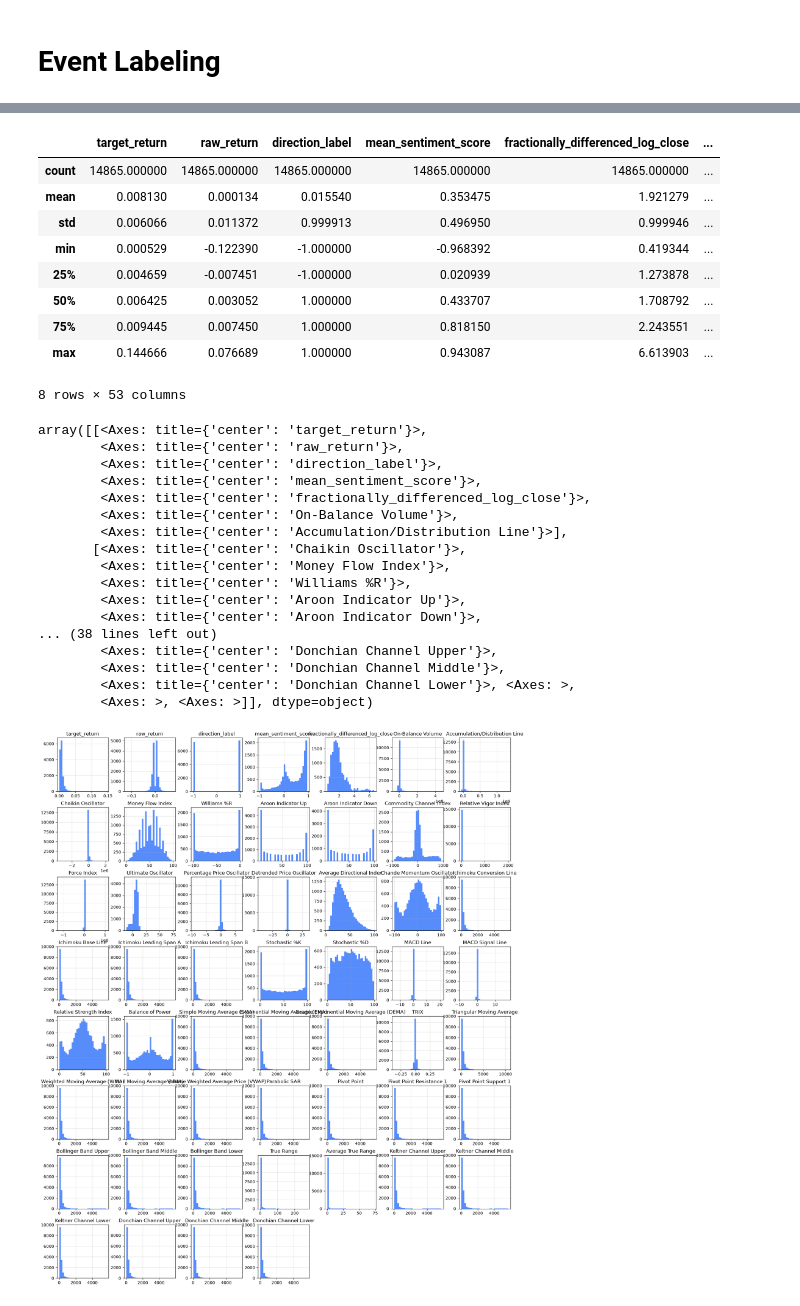
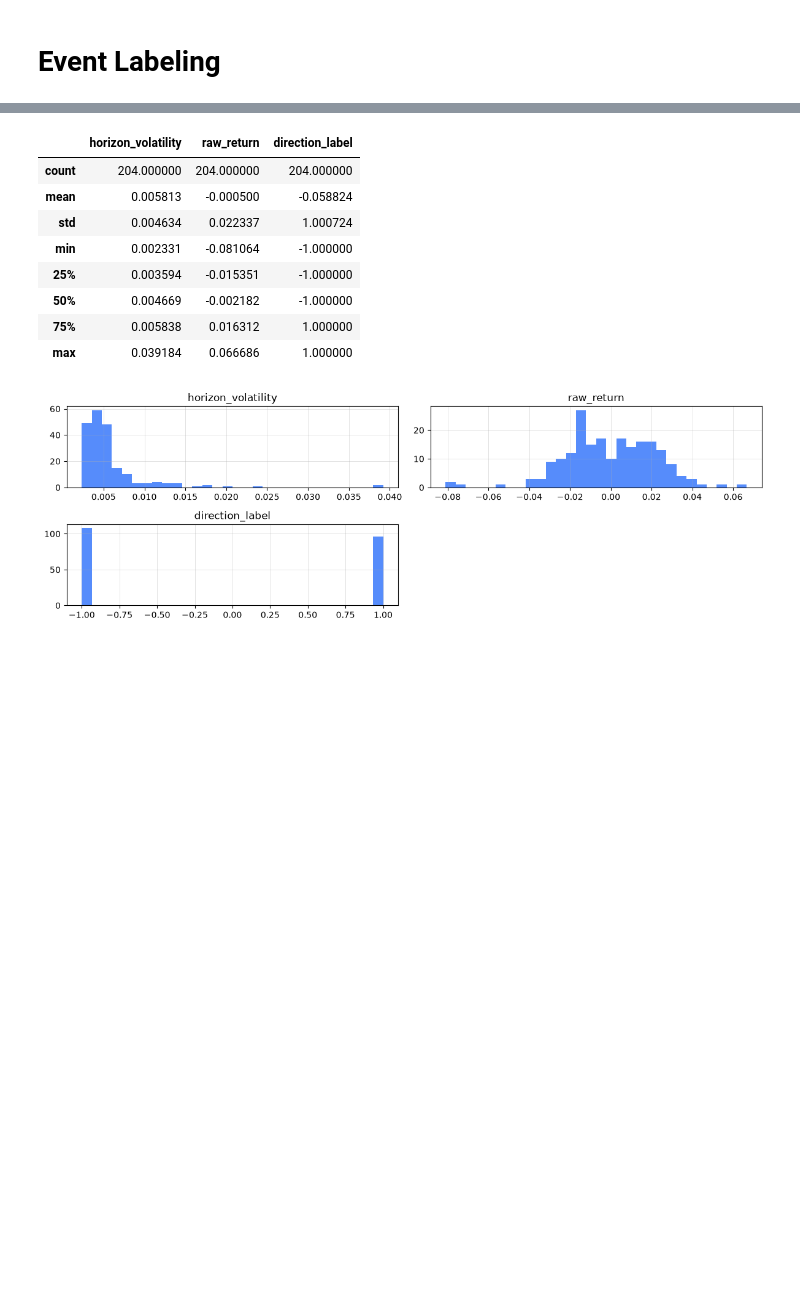
Before and after one commit to kwonjunhyuk9/financial-machine-learning, a Jupyter notebook: notebooks/preprocessing/event_labeling.ipynb, the cells around one changed output, grey strips where cells are left out. Cells and saved outputs as stored; diff of their text form; code cells hidden in the pictures; blank space fills up the shorter version.

Commit message:
Refined event schemas and labeling settings

```diff
--- a/notebooks/preprocessing/event_labeling.ipynb
+++ b/notebooks/preprocessing/event_labeling.ipynb
@@ -103,6 +75,10 @@ PosixPath('/Users/kwonjunhyuk9/Documents/financial-machine-learning/data/preproc
 # %%
-development_data = labeled_events.loc[
-    labeled_events["partition"].eq("development")
+DISPLAY_SYMBOL = "AAPL"
+
+labeling_data = pd.read_parquet(labeled_path)
+label_columns = ["horizon_volatility", "raw_return", "direction_label"]
+development_data = labeling_data.loc[
+    labeling_data["symbol"].eq(DISPLAY_SYMBOL) & labeling_data["partition"].eq("development")
 ]
 development_data.head()
 # %% [output]
@@ -136,34 +112,18 @@ memory usage: 6.9 MB
 # %%
-development_data.select_dtypes(include="number").describe()
+development_data[label_columns].describe()
 # %% [output]
-|  | target_return | raw_return | direction_label | mean_sentiment_score | fractionally_differenced_log_close | ... |
-| count | 14865.000000 | 14865.000000 | 14865.000000 | 14865.000000 | 14865.000000 | ... |
-| mean | 0.008130 | 0.000134 | 0.015540 | 0.353475 | 1.921279 | ... |
-| std | 0.006066 | 0.011372 | 0.999913 | 0.496950 | 0.999946 | ... |
-| min | 0.000529 | -0.122390 | -1.000000 | -0.968392 | 0.419344 | ... |
-| 25% | 0.004659 | -0.007451 | -1.000000 | 0.020939 | 1.273878 | ... |
-| 50% | 0.006425 | 0.003052 | 1.000000 | 0.433707 | 1.708792 | ... |
-| 75% | 0.009445 | 0.007450 | 1.000000 | 0.818150 | 2.243551 | ... |
-| max | 0.144666 | 0.076689 | 1.000000 | 0.943087 | 6.613903 | ... |
+|  | horizon_volatility | raw_return | direction_label |
+| count | 204.000000 | 204.000000 | 204.000000 |
+| mean | 0.005813 | -0.000500 | -0.058824 |
+| std | 0.004634 | 0.022337 | 1.000724 |
+| min | 0.002331 | -0.081064 | -1.000000 |
+| 25% | 0.003594 | -0.015351 | -1.000000 |
+| 50% | 0.004669 | -0.002182 | -1.000000 |
+| 75% | 0.005838 | 0.016312 | 1.000000 |
+| max | 0.039184 | 0.066686 | 1.000000 |
-8 rows × 53 columns
 # %%
-development_data.select_dtypes(include="number").replace([np.inf, -np.inf], np.nan).hist(figsize=(20, 24), bins=30)
+development_data[label_columns].replace([np.inf, -np.inf], np.nan).hist(bins=30, figsize=(12, 4))
+plt.tight_layout()
+plt.show()
 # %% [output]
-array([[<Axes: title={'center': 'target_return'}>,
-        <Axes: title={'center': 'raw_return'}>,
-        <Axes: title={'center': 'direction_label'}>,
-        <Axes: title={'center': 'mean_sentiment_score'}>,
-        <Axes: title={'center': 'fractionally_differenced_log_close'}>,
-        <Axes: title={'center': 'On-Balance Volume'}>,
-        <Axes: title={'center': 'Accumulation/Distribution Line'}>],
-       [<Axes: title={'center': 'Chaikin Oscillator'}>,
-        <Axes: title={'center': 'Money Flow Index'}>,
-        <Axes: title={'center': 'Williams %R'}>,
-        <Axes: title={'center': 'Aroon Indicator Up'}>,
-        <Axes: title={'center': 'Aroon Indicator Down'}>,
-... (38 lines left out)
-        <Axes: title={'center': 'Donchian Channel Upper'}>,
-        <Axes: title={'center': 'Donchian Channel Middle'}>,
-        <Axes: title={'center': 'Donchian Channel Lower'}>, <Axes: >,
-        <Axes: >, <Axes: >]], dtype=object)
-[figure, old version]
+[figure, new version]
```
Also changed, not shown: parts of 7 cells of this notebook, 34 other files.
